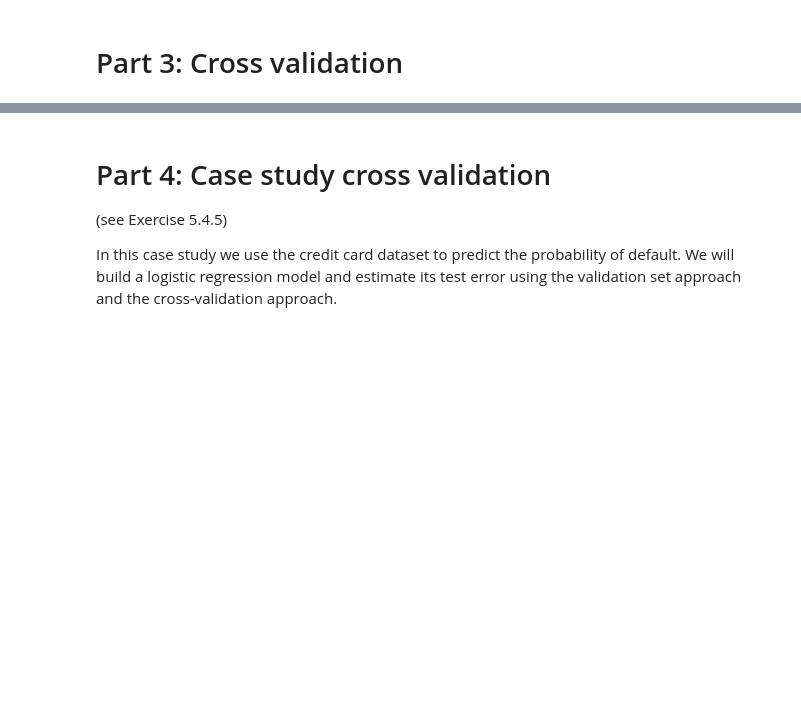
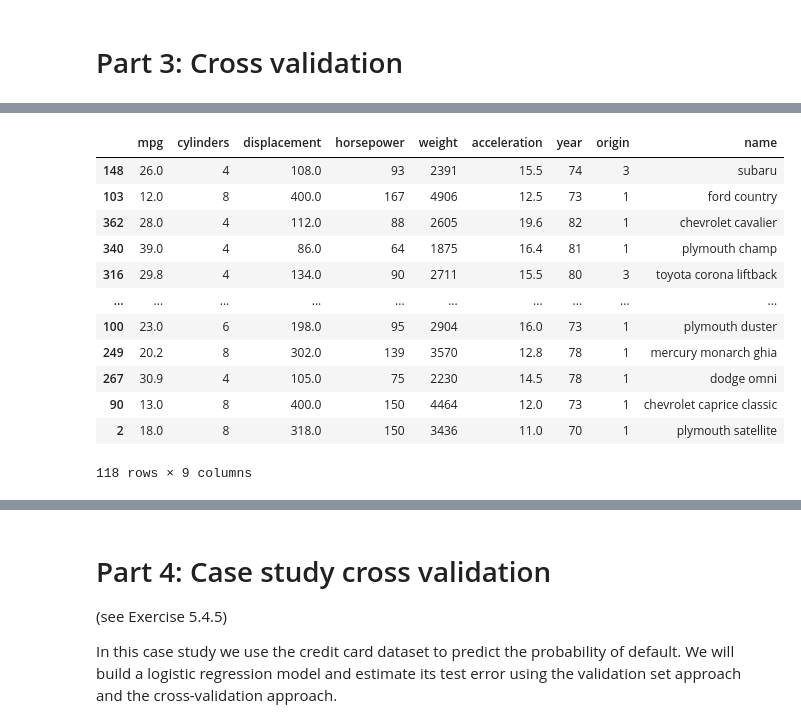
Before and after one commit to ulischlickewei/predictive_modelling_2024, a Jupyter notebook: Week08/20240515-Logistic_regression_and_cross_validation-solution.ipynb, the cells around one changed output, grey strips where cells are left out. Saved outputs shown, nothing was run; the diff lists cells and outputs as text; code cells hidden in the pictures; blank space fills up the shorter version.

```diff
--- a/Week08/20240515-Logistic_regression_and_cross_validation-solution.ipynb
+++ b/Week08/20240515-Logistic_regression_and_cross_validation-solution.ipynb
@@ -378,0 +423,16 @@ accuracy
+# %%
+validation
+# %% [output]
+|  | mpg | cylinders | displacement | horsepower | weight | acceleration | year | origin | name |
+| 148 | 26.0 | 4 | 108.0 | 93 | 2391 | 15.5 | 74 | 3 | subaru |
+| 103 | 12.0 | 8 | 400.0 | 167 | 4906 | 12.5 | 73 | 1 | ford country |
+| 362 | 28.0 | 4 | 112.0 | 88 | 2605 | 19.6 | 82 | 1 | chevrolet cavalier |
+| 340 | 39.0 | 4 | 86.0 | 64 | 1875 | 16.4 | 81 | 1 | plymouth champ |
+| 316 | 29.8 | 4 | 134.0 | 90 | 2711 | 15.5 | 80 | 3 | toyota corona liftback |
+| ... | ... | ... | ... | ... | ... | ... | ... | ... | ... |
+| 100 | 23.0 | 6 | 198.0 | 95 | 2904 | 16.0 | 73 | 1 | plymouth duster |
+| 249 | 20.2 | 8 | 302.0 | 139 | 3570 | 12.8 | 78 | 1 | mercury monarch ghia |
+| 267 | 30.9 | 4 | 105.0 | 75 | 2230 | 14.5 | 78 | 1 | dodge omni |
+| 90 | 13.0 | 8 | 400.0 | 150 | 4464 | 12.0 | 73 | 1 | chevrolet caprice classic |
+| 2 | 18.0 | 8 | 318.0 | 150 | 3436 | 11.0 | 70 | 1 | plymouth satellite |
+118 rows × 9 columns
```
Also changed, not shown: parts of 18 cells of this notebook, 1 other file.
